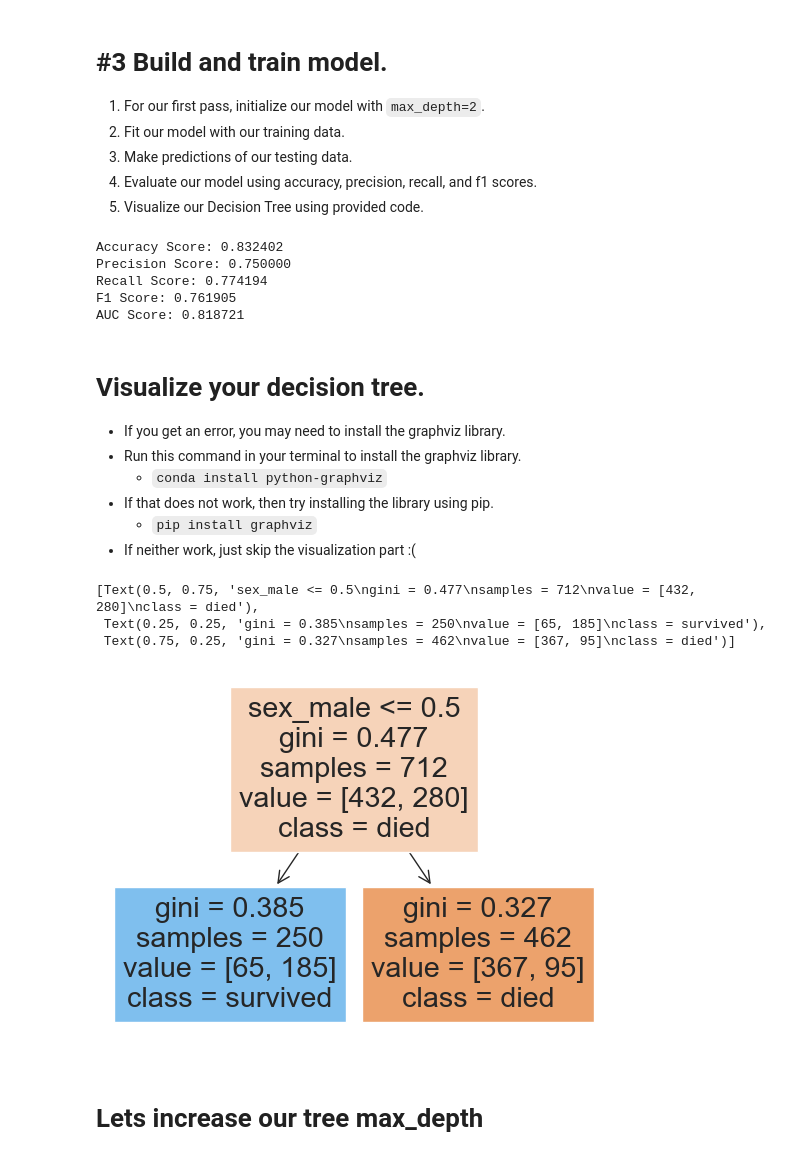
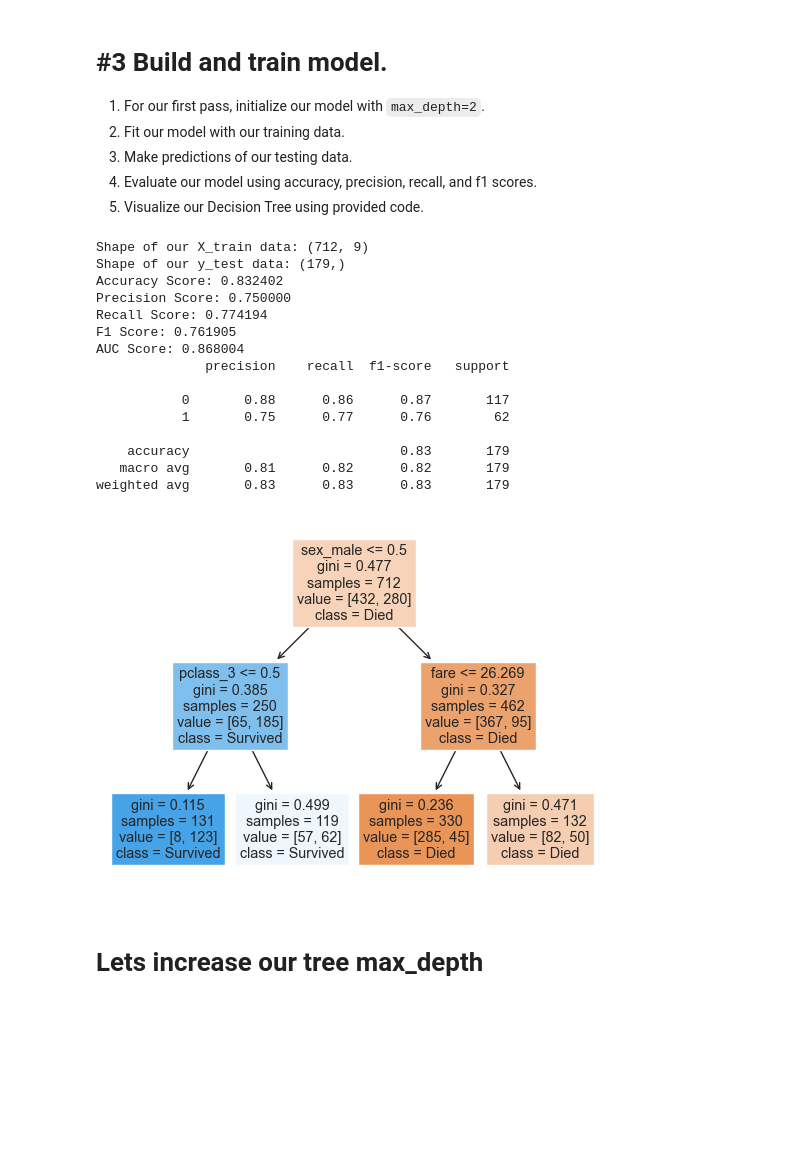
Before and after one commit to CUNYTechPrep/2023-fall-data-science-tuesday, a Jupyter notebook: Week-07-Decision-Trees-n-RandomForest/Lecture-RandomForests.ipynb, the cells around one changed output. Cells and saved outputs as stored; diff of their text form; code cells hidden in the pictures; blank space fills up the shorter version.

```diff
--- a/Week-07-Decision-Trees-n-RandomForest/Lecture-RandomForests.ipynb
+++ b/Week-07-Decision-Trees-n-RandomForest/Lecture-RandomForests.ipynb
@@ -128,61 +107,70 @@ DecisionTreeClassifier(max_depth=1)
 4. Evaluate our model using accuracy, precision, recall, and f1 scores.
 5. Visualize our Decision Tree using provided code.
 # %%
-from sklearn.tree import DecisionTreeClassifier
+model = DecisionTreeClassifier(max_depth=2)
 
-model = DecisionTreeClassifier(max_depth=1)
+X = df[independent_variables]
+
+y = df[dependent_variable]
+
+X_train, X_test, y_train, y_test = train_test_split(X, y, test_size=0.2, random_state=45)
+
+print('Shape of our X_train data:', X_train.shape, '\nShape of our y_test data:', y_test.shape)
+
 
 model.fit(X_train,y_train)
 
 y_pred = model.predict(X_test)
 
+
+## Eval Model
 accuracy = accuracy_score(y_true=y_test, y_pred=y_pred)
 print("Accuracy Score: %f" % accuracy)
 
 precision = precision_score(y_true=y_test, y_pred=y_pred)
 print("Precision Score: %f" % precision)
 
 recall = recall_score(y_true=y_test, y_pred=y_pred)
 print("Recall Score: %f" % recall)
 
 f1 = f1_score(y_true=y_test, y_pred=y_pred)
 print('F1 Score: %f' % f1)
 
 
 # Calculate predicted probabilities
 y_pred_proba = model.predict_proba(X_test)
 
 # # Keep only the proba for True
 y_pred_proba = y_pred_proba[:,1]
 
-y_pred_proba
+# Compute auc score
+auc = roc_auc_score(y_true=y_test, y_score=y_pred_proba)
+print('AUC Score: %f' % auc)
 
-# # # Compute auc score
-auc = roc_auc_score(y_true=y_test, y_score=y_pred_proba)
 
-print('AUC Score: %f' % auc)
+# Produce classification Report
+print(classification_report(y_test, y_pred))
+
+# Plot Tree
+class_names=['Died', 'Survived']
+plot_tree(model, feature_names=independent_variables, class_names=class_names, filled=True);
 # %% [output]
+Shape of our X_train data: (712, 9)
+Shape of our y_test data: (179,)
 Accuracy Score: 0.832402
 Precision Score: 0.750000
 Recall Score: 0.774194
 F1 Score: 0.761905
-AUC Score: 0.818721
+AUC Score: 0.868004
+              precision    recall  f1-score   support
+
+           0       0.88      0.86      0.87       117
+           1       0.75      0.77      0.76        62
+
+    accuracy                           0.83       179
+   macro avg       0.81      0.82      0.82       179
+weighted avg       0.83      0.83      0.83       179
+[figure, added]
-# %% [markdown]
-# Visualize your decision tree.
-* If you get an error, you may need to install the graphviz library.
-* Run this command in your terminal to install the graphviz library.
-    * `conda install python-graphviz`
-* If that does not work, then try installing the library using pip.
-    * `pip install graphviz`
-* If neither work, just skip the visualization part :(
-# %%
-from sklearn.tree import plot_tree, export_text
-plot_tree(model, feature_names=selected_features, class_names=['died', 'survived'], filled=True)
-# %% [output]
-[Text(0.5, 0.75, 'sex_male <= 0.5\ngini = 0.477\nsamples = 712\nvalue = [432, 280]\nclass = died'),
- Text(0.25, 0.25, 'gini = 0.385\nsamples = 250\nvalue = [65, 185]\nclass = survived'),
- Text(0.75, 0.25, 'gini = 0.327\nsamples = 462\nvalue = [367, 95]\nclass = died')]
-[figure, removed]
 # %% [markdown]
 # Lets increase our tree max_depth
 # %%
```
Also changed, not shown: parts of 31 cells of this notebook, 6 other files.
